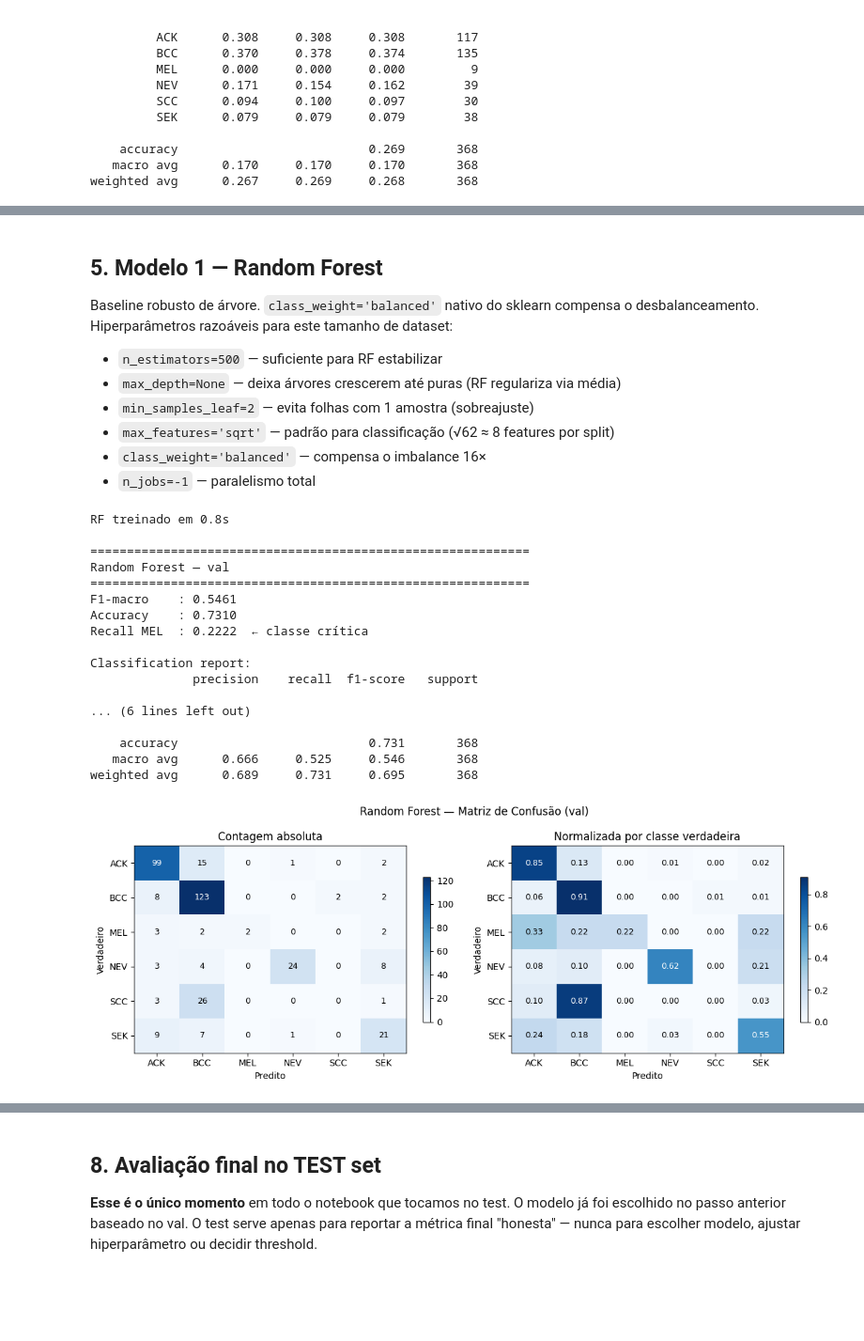
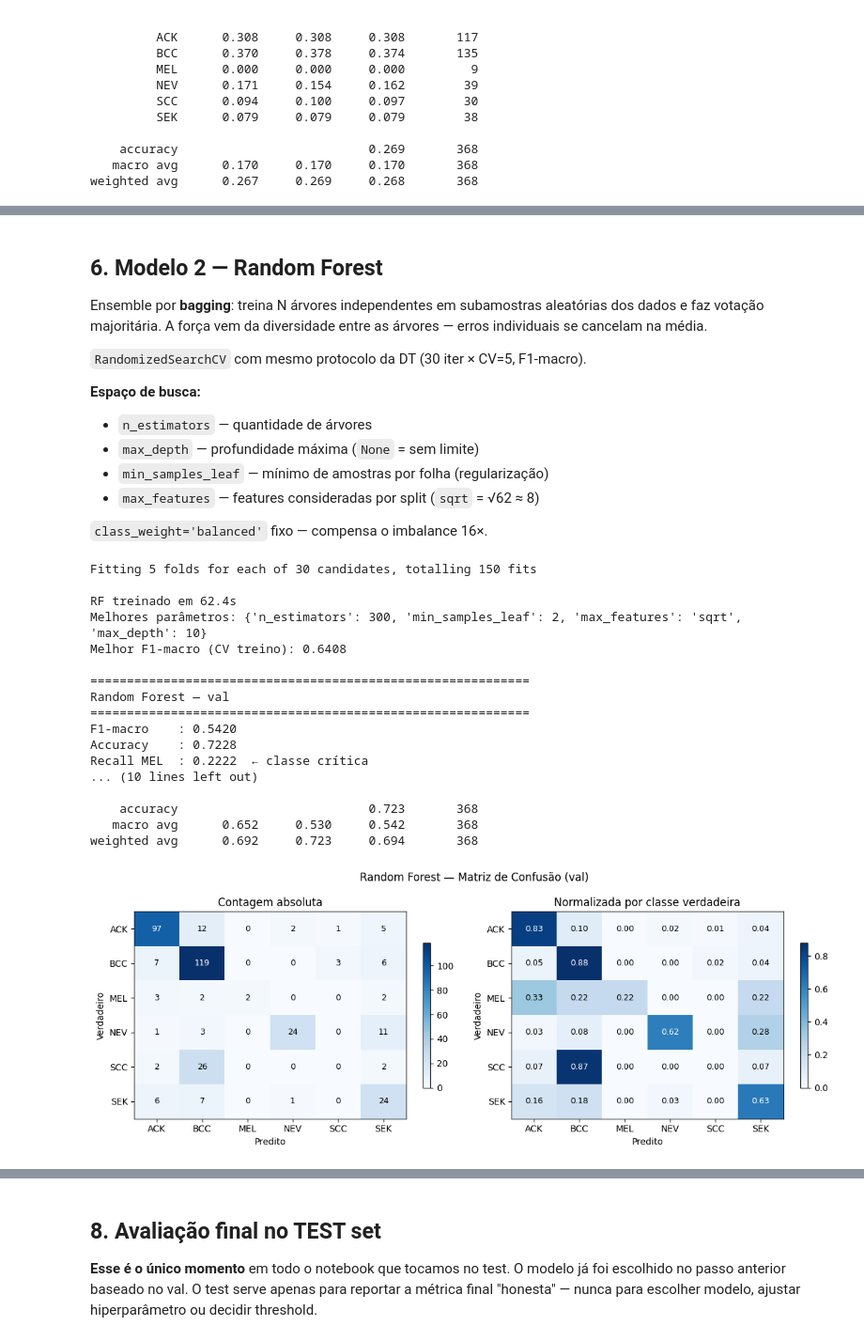
Before and after one commit to Icaro-Oliveira1/pad-ufes-skin-classification, a Jupyter notebook: notebooks_v2/05_modelagem.ipynb, the cells around one changed output, grey strips where cells are left out. Shown at 94% size. Drawn from its saved outputs; the diff is of its cells as text; code cells hidden in the pictures; blank space fills up the shorter version.

```diff
--- a/notebooks_v2/05_modelagem.ipynb
+++ b/notebooks_v2/05_modelagem.ipynb
@@ -212,52 +286,74 @@ weighted avg      0.267     0.269     0.268       368
 # %% [markdown]
-## 5. Modelo 1 — Random Forest
+## 6. Modelo 2 — Random Forest
 
-Baseline robusto de árvore. `class_weight='balanced'` nativo do sklearn
-compensa o desbalanceamento. Hiperparâmetros razoáveis para este tamanho
-de dataset:
+Ensemble por **bagging**: treina N árvores independentes em subamostras
+aleatórias dos dados e faz votação majoritária. A força vem da diversidade
+entre as árvores — erros individuais se cancelam na média.
 
-- `n_estimators=500` — suficiente para RF estabilizar
-- `max_depth=None` — deixa árvores crescerem até puras (RF regulariza via média)
-- `min_samples_leaf=2` — evita folhas com 1 amostra (sobreajuste)
-- `max_features='sqrt'` — padrão para classificação (√62 ≈ 8 features por split)
-- `class_weight='balanced'` — compensa o imbalance 16×
-- `n_jobs=-1` — paralelismo total
+`RandomizedSearchCV` com mesmo protocolo da DT (30 iter × CV=5, F1-macro).
+
+**Espaço de busca:**
+- `n_estimators` — quantidade de árvores
+- `max_depth` — profundidade máxima (`None` = sem limite)
+- `min_samples_leaf` — mínimo de amostras por folha (regularização)
+- `max_features` — features consideradas por split (`sqrt` = √62 ≈ 8)
+
+`class_weight='balanced'` fixo — compensa o imbalance 16×.
 # %%
-rf = RandomForestClassifier(
-    n_estimators=500,
-    max_depth=None,
-    min_samples_leaf=2,
-    max_features='sqrt',
+rf_param_dist = {
+    'n_estimators':    [200, 300, 500],
+    'max_depth':       [None, 10, 20, 30],
+    'min_samples_leaf':[1, 2, 4],
+    'max_features':    ['sqrt', 'log2'],
+}
+
+rf_base = RandomForestClassifier(
     class_weight='balanced',
     random_state=SEED,
     n_jobs=-1,
 )
 
+rf_search = RandomizedSearchCV(
+    rf_base,
+    param_distributions=rf_param_dist,
+    n_iter=30,
+    scoring='f1_macro',
+    cv=5,
+    random_state=SEED,
+    n_jobs=-1,
+    refit=True,   # retreina com os melhores params no dataset completo
+    verbose=1,
+)
+
 t0 = time.time()
-rf.fit(X_train, y_train)
+rf_search.fit(X_train, y_train)
 dt_rf = time.time() - t0
-print(f'RF treinado em {dt_rf:.1f}s')
+
+rf = rf_search.best_estimator_
+print(f'\nRF treinado em {dt_rf:.1f}s')
+print(f'Melhores parâmetros: {rf_search.best_params_}')
+print(f'Melhor F1-macro (CV treino): {rf_search.best_score_:.4f}')
 
 res_rf_val = evaluate(rf, X_val, y_val, 'Random Forest')
 plot_confusion(y_val, res_rf_val['y_pred'],
                'Random Forest — Matriz de Confusão (val)')
 # %% [output]
-RF treinado em 0.8s
+Fitting 5 folds for each of 30 candidates, totalling 150 fits
+
+RF treinado em 62.4s
+Melhores parâmetros: {'n_estimators': 300, 'min_samples_leaf': 2, 'max_features': 'sqrt', 'max_depth': 10}
+Melhor F1-macro (CV treino): 0.6408
 
 ============================================================
 Random Forest — val
 ============================================================
-F1-macro    : 0.5461
-Accuracy    : 0.7310
+F1-macro    : 0.5420
+Accuracy    : 0.7228
 Recall MEL  : 0.2222  ← classe crítica
+... (10 lines left out)
 
-Classification report:
-              precision    recall  f1-score   support
-
-... (6 lines left out)
-
-    accuracy                          0.731       368
-   macro avg      0.666     0.525     0.546       368
-weighted avg      0.689     0.731     0.695       368
+    accuracy                          0.723       368
+   macro avg      0.652     0.530     0.542       368
+weighted avg      0.692     0.723     0.694       368
-[figure, old version]
+[figure, new version]
 # %% [markdown]
```
Also changed, not shown: parts of 14 cells of this notebook, 8 other files.
